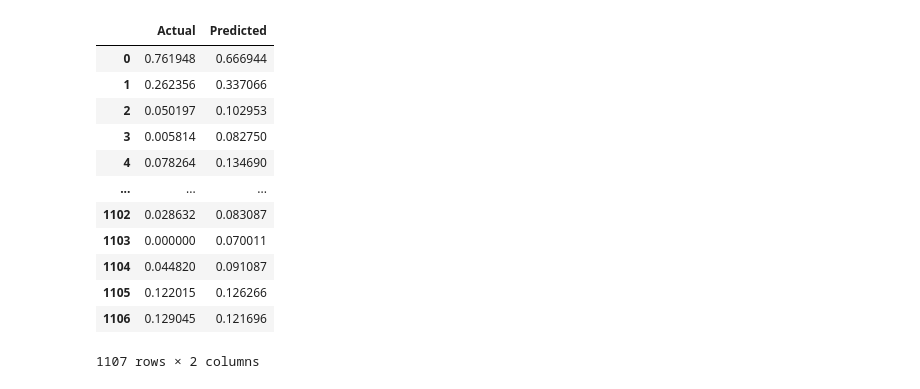
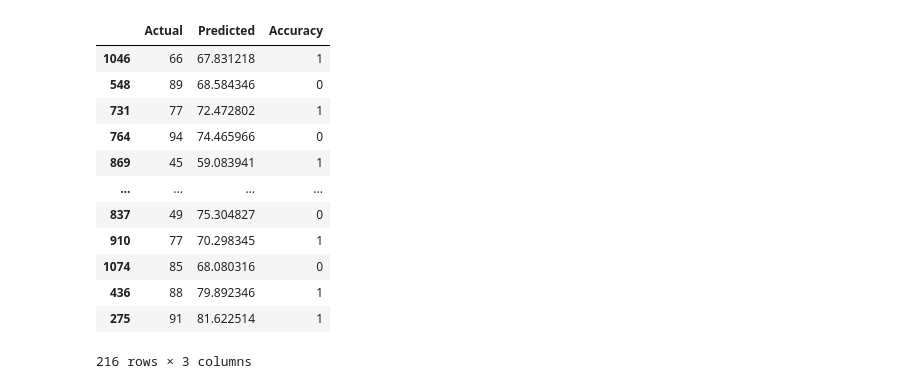
Before and after one commit to epfl-ada/ada-2023-project-cinemada, a Jupyter notebook: fame.ipynb, the cells around one changed output. Saved outputs shown, nothing was run; the diff lists cells and outputs as text; code cells hidden in the pictures.

Commit message:
predicted fame and saved df

```diff
--- a/fame.ipynb
+++ b/fame.ipynb
@@ -42,10 +94,16 @@ data
 # Split data into train and test
 from sklearn.model_selection import train_test_split
 train, test = train_test_split(data, test_size=0.2, random_state=42)
+
+# Split data into X and y
+X_train = train.drop(['Popularity (%)'], axis=1)
+y_train = train['Popularity (%)']
+X_test = test.drop(['Popularity (%)'], axis=1)
+y_test = test['Popularity (%)']
 # %%
 # Normalize data
 from sklearn.preprocessing import MinMaxScaler
 scaler = MinMaxScaler()
 
-train = scaler.fit_transform(train)
-test = scaler.transform(test)
+X_train = scaler.fit_transform(X_train)
+X_test = scaler.transform(X_test)
@@ -75,0 +148,31 @@ RMSE:  0.05987078995350709
+# %%
+# Evaluate
+from sklearn.metrics import mean_squared_error
+rmse = np.sqrt(mean_squared_error(y_test, pred))
+print('RMSE: ', rmse)
+
+# R2
+def r2(y_test, pred):
+    y_mean = np.mean(y_test)
+    ss_tot = np.sum((y_test - y_mean)**2)
+    ss_res = np.sum((y_test - pred)**2)
+    return 1 - (ss_res/ss_tot)
+
+print('R2: ', r2(y_test, pred))
+
+# Compute the accuracy with a threshold of 15%
+df = pd.DataFrame({'Actual': y_test, 'Predicted': pred})
+df['Accuracy'] = df.apply(lambda row: 1 if abs(row['Predicted'] - row['Actual']) <= 15 else 0, axis=1)
+accuracy = df['Accuracy'].sum() / len(df)
+print('Accuracy: ', accuracy)
+
+
+# Plot
+plt.figure(figsize=(7,7))
+plt.scatter(y_test, pred)
+plt.plot([40,100],[40,100], color='red')
+plt.xlabel('Actual')
+plt.ylabel('Predicted')
+plt.title('Actual vs Predicted')
+
+plt.show()
@@ -76,18 +184,17 @@ RMSE:  0.05987078995350709
 # %%
 # Display the true and predicted scores in a dataframe
-df = pd.DataFrame({'Actual': test[:,-1], 'Predicted': pred})
-df
+display(df)
 # %% [output]
-|  | Actual | Predicted |
-| 0 | 0.761948 | 0.666944 |
-| 1 | 0.262356 | 0.337066 |
-| 2 | 0.050197 | 0.102953 |
-| 3 | 0.005814 | 0.082750 |
-| 4 | 0.078264 | 0.134690 |
-| ... | ... | ... |
-| 1102 | 0.028632 | 0.083087 |
-| 1103 | 0.000000 | 0.070011 |
-| 1104 | 0.044820 | 0.091087 |
-| 1105 | 0.122015 | 0.126266 |
-| 1106 | 0.129045 | 0.121696 |
+|  | Actual | Predicted | Accuracy |
+| 1046 | 66 | 67.831218 | 1 |
+| 548 | 89 | 68.584346 | 0 |
+| 731 | 77 | 72.472802 | 1 |
+| 764 | 94 | 74.465966 | 0 |
+| 869 | 45 | 59.083941 | 1 |
+| ... | ... | ... | ... |
+| 837 | 49 | 75.304827 | 0 |
+| 910 | 77 | 70.298345 | 1 |
+| 1074 | 85 | 68.080316 | 0 |
+| 436 | 88 | 79.892346 | 1 |
+| 275 | 91 | 81.622514 | 1 |
-1107 rows × 2 columns
+216 rows × 3 columns
```
Also changed, not shown: parts of 22 cells of this notebook, 1 other file.
